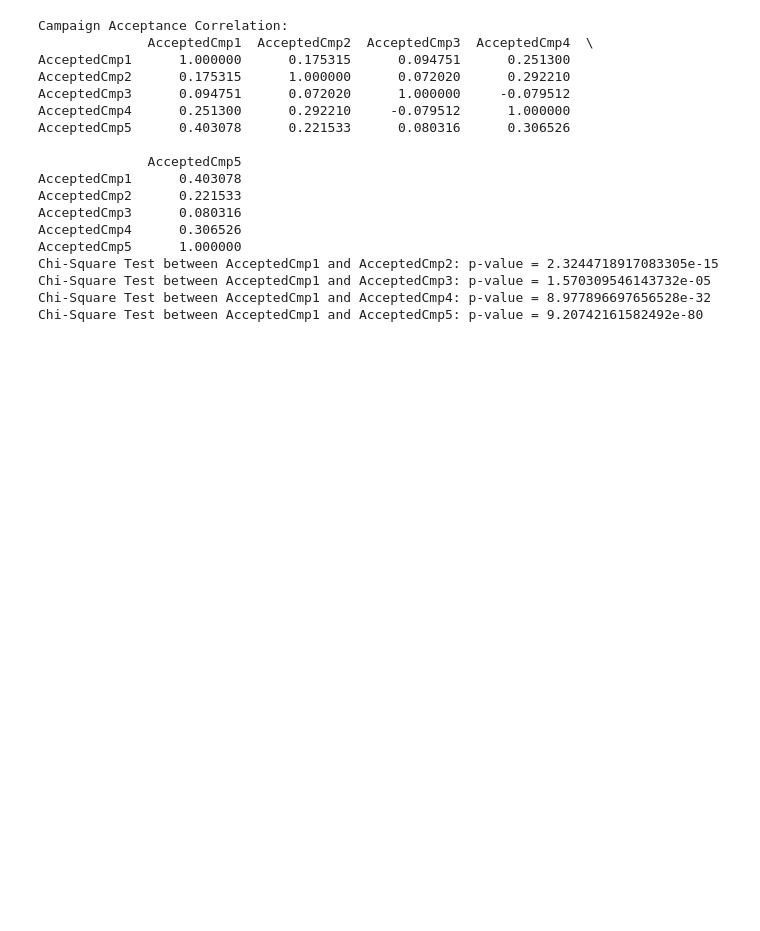
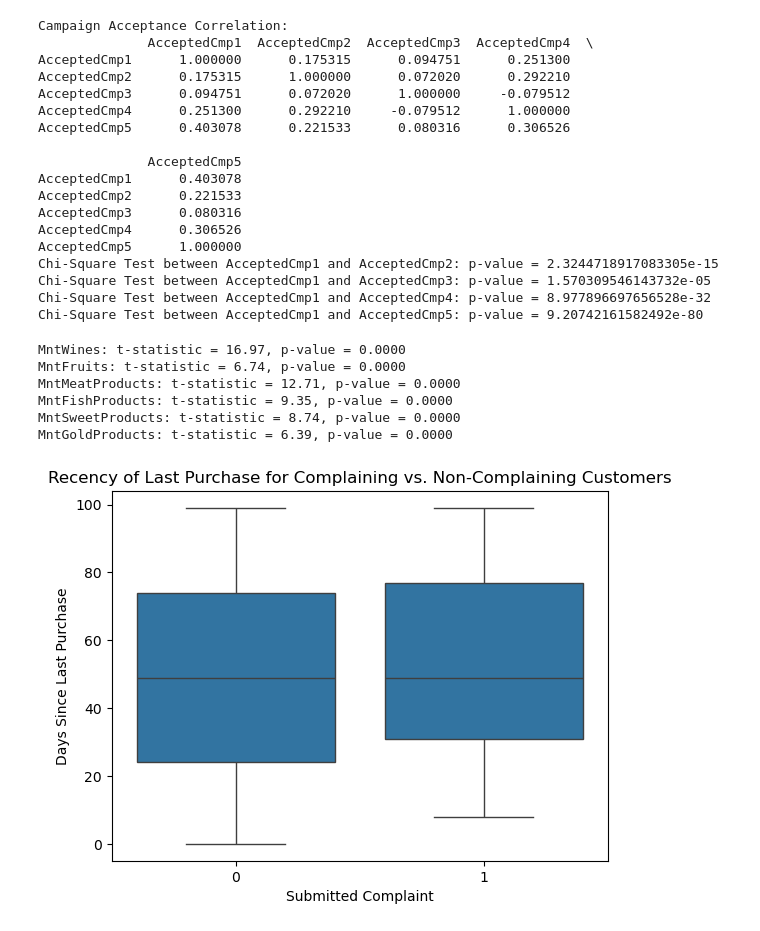
Before and after one commit to ashutosh1509/Retail-Customer-Behavioral-Analysis, a Jupyter notebook: notebooks/Retail Customer Behavioral Analysis.ipynb, the cells around one changed output. Cells and saved outputs as stored; diff of their text form; code cells hidden in the pictures; blank space fills up the shorter version.

```diff
--- a/notebooks/Retail Customer Behavioral Analysis.ipynb
+++ b/notebooks/Retail Customer Behavioral Analysis.ipynb
@@ -282,3 +282,28 @@ Chi-Square Test between AcceptedCmp1 and AcceptedCmp2: p-value = 2.3244718917083
 Chi-Square Test between AcceptedCmp1 and AcceptedCmp3: p-value = 1.570309546143732e-05
 Chi-Square Test between AcceptedCmp1 and AcceptedCmp4: p-value = 8.977896697656528e-32
 Chi-Square Test between AcceptedCmp1 and AcceptedCmp5: p-value = 9.20742161582492e-80
+# %%
+from scipy.stats import ttest_ind
+
+responders = merged_df[merged_df['AcceptedCmp1'] == 1]
+non_responders = merged_df[merged_df['AcceptedCmp1'] == 0]
+
+# Perform t-test for spending categories
+for col in spending_cols[:-1]:  # Excluding income
+    t_stat, p_val = ttest_ind(responders[col], non_responders[col], equal_var=False)
+    print(f"{col}: t-statistic = {t_stat:.2f}, p-value = {p_val:.4f}")
+# %% [output]
+MntWines: t-statistic = 16.97, p-value = 0.0000
+MntFruits: t-statistic = 6.74, p-value = 0.0000
+MntMeatProducts: t-statistic = 12.71, p-value = 0.0000
+MntFishProducts: t-statistic = 9.35, p-value = 0.0000
+MntSweetProducts: t-statistic = 8.74, p-value = 0.0000
+MntGoldProducts: t-statistic = 6.39, p-value = 0.0000
+# %%
+sns.boxplot(x=merged_df['Complain'], y=merged_df['Recency'])
+plt.title('Recency of Last Purchase for Complaining vs. Non-Complaining Customers')
+plt.xlabel('Submitted Complaint')
+plt.ylabel('Days Since Last Purchase')
+plt.show()
+# %% [output]
+[figure, added]
```
